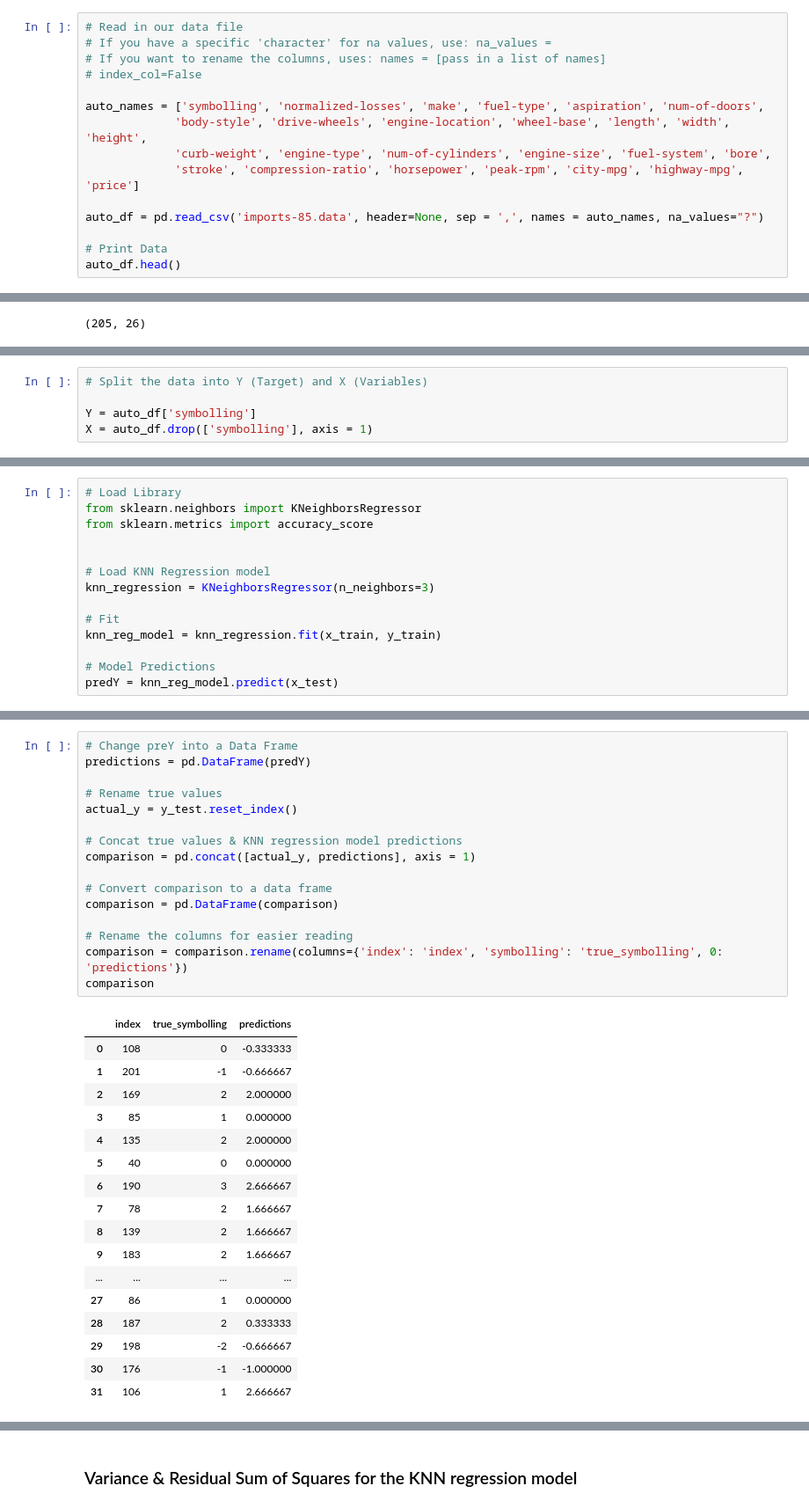
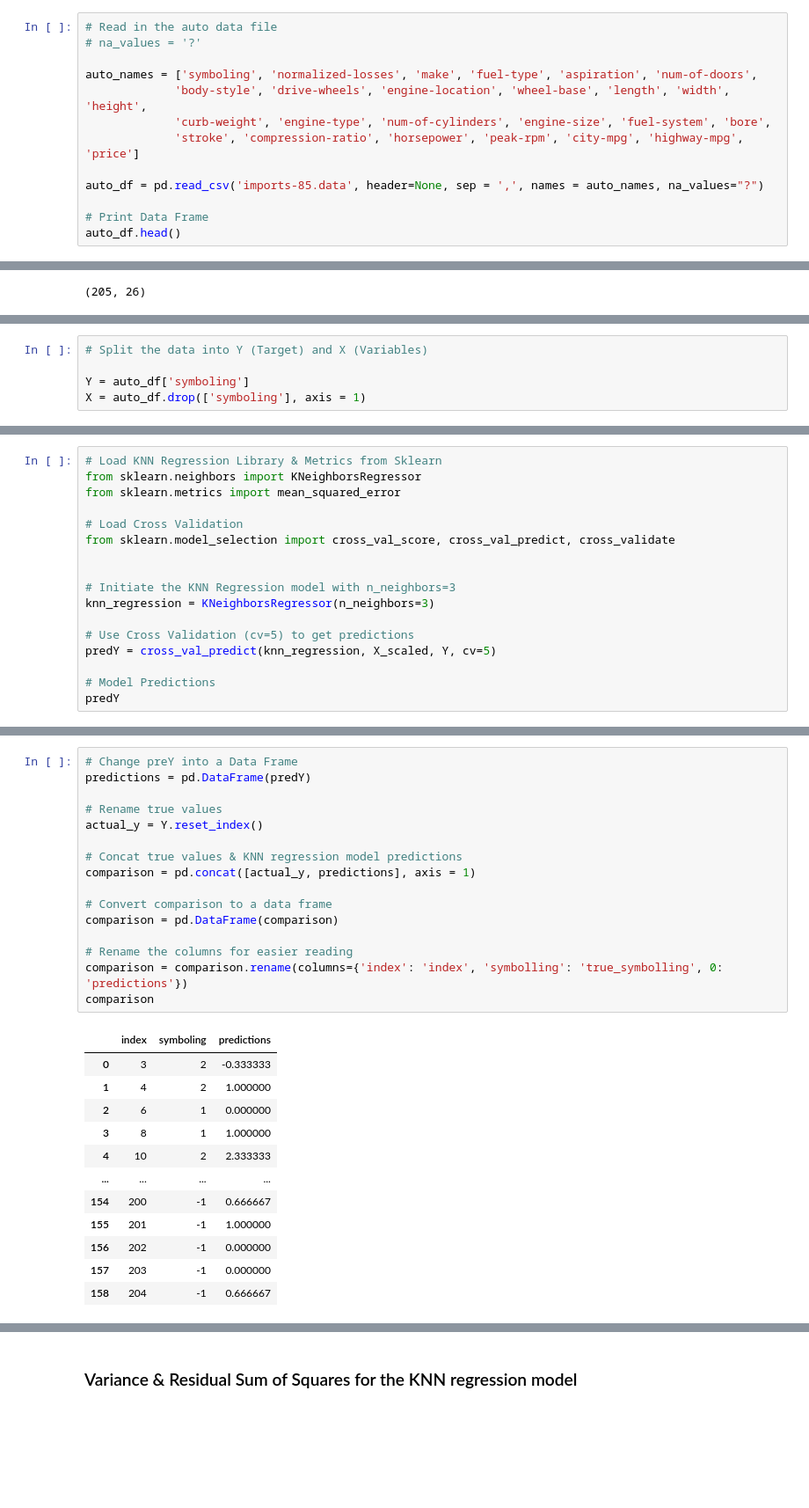
Before and after one commit to imad3k/AppliedML_Assignment2, a Jupyter notebook: dsba6156_inclass_assignment2_iahmad.ipynb, the cells around one changed output, grey strips where cells are left out. Shown at 88% size. Drawn from its saved outputs; the diff is of its cells as text; blank space fills up the shorter version.

```diff
--- a/dsba6156_inclass_assignment2_iahmad.ipynb
+++ b/dsba6156_inclass_assignment2_iahmad.ipynb
@@ -34,18 +30,16 @@ warnings.filterwarnings('ignore') # will ignore warnings during display
 # %% [markdown]
 Consider the Automobile data set from the UCI machine learning repository https://archive.ics.uci.edu/ml/datasets/Automobile. Note that you have to convert string values in certain columns to their numerical values (Hint: Label Encoder library from scikit-learn can be of assistance!). Remove the instances that have NA values in any of the columns. The Target variable is the attribute “symbolling”. Split the given dataset into test and train. Using KNN Regression algorithm and setting the nearest neighbor value as 3 (k=3), conduct 5-fold cross validation, calculate variance and the Residual Sum of Squares for the KNN regression Model.
 # %%
-# Read in our data file
-# If you have a specific 'character' for na values, use: na_values =
-# If you want to rename the columns, uses: names = [pass in a list of names]
-# index_col=False
+# Read in the auto data file
+# na_values = '?'
 
-auto_names = ['symbolling', 'normalized-losses', 'make', 'fuel-type', 'aspiration', 'num-of-doors',
+auto_names = ['symboling', 'normalized-losses', 'make', 'fuel-type', 'aspiration', 'num-of-doors',
              'body-style', 'drive-wheels', 'engine-location', 'wheel-base', 'length', 'width', 'height',
              'curb-weight', 'engine-type', 'num-of-cylinders', 'engine-size', 'fuel-system', 'bore',
              'stroke', 'compression-ratio', 'horsepower', 'peak-rpm', 'city-mpg', 'highway-mpg', 'price']
 
 auto_df = pd.read_csv('imports-85.data', header=None, sep = ',', names = auto_names, na_values="?")
 
-# Print Data
+# Print Data Frame
 auto_df.head()
 # %% [output]
@@ -123,6 +115,6 @@ auto_df.head()
 # %%
 # Split the data into Y (Target) and X (Variables)
 
-Y = auto_df['symbolling']
-X = auto_df.drop(['symbolling'], axis = 1)
+Y = auto_df['symboling']
+X = auto_df.drop(['symboling'], axis = 1)
 # %%
@@ -139,15 +134,18 @@ from sklearn.model_selection import train_test_split
 x_train, x_test, y_train, y_test = train_test_split(X_scaled, Y, test_size = 0.2, random_state = 42)
 # %%
-# Load Library
+# Load KNN Regression Library & Metrics from Sklearn
 from sklearn.neighbors import KNeighborsRegressor
-from sklearn.metrics import accuracy_score
+from sklearn.metrics import mean_squared_error
+
+# Load Cross Validation
+from sklearn.model_selection import cross_val_score, cross_val_predict, cross_validate
 
 
-# Load KNN Regression model
+# Initiate the KNN Regression model with n_neighbors=3
 knn_regression = KNeighborsRegressor(n_neighbors=3)
 
-# Fit
-knn_reg_model = knn_regression.fit(x_train, y_train)
+# Use Cross Validation (cv=5) to get predictions
+predY = cross_val_predict(knn_regression, X_scaled, Y, cv=5)
 
 # Model Predictions
-predY = knn_reg_model.predict(x_test)
+predY
@@ -166,34 +172,29 @@ array([-0.33333333, -0.66666667,  2.        ,  0.        ,  2.        ,
 # %%
 # Change preY into a Data Frame
 predictions = pd.DataFrame(predY)
 
 # Rename true values
-actual_y = y_test.reset_index()
+actual_y = Y.reset_index()
 
 # Concat true values & KNN regression model predictions
 comparison = pd.concat([actual_y, predictions], axis = 1)
 
 # Convert comparison to a data frame
 comparison = pd.DataFrame(comparison)
 
 # Rename the columns for easier reading
 comparison = comparison.rename(columns={'index': 'index', 'symbolling': 'true_symbolling', 0: 'predictions'})
 comparison
 # %% [output]
-|  | index | true_symbolling | predictions |
-| 0 | 108 | 0 | -0.333333 |
-| 1 | 201 | -1 | -0.666667 |
-| 2 | 169 | 2 | 2.000000 |
-| 3 | 85 | 1 | 0.000000 |
-| 4 | 135 | 2 | 2.000000 |
-| 5 | 40 | 0 | 0.000000 |
-| 6 | 190 | 3 | 2.666667 |
-| 7 | 78 | 2 | 1.666667 |
-| 8 | 139 | 2 | 1.666667 |
-| 9 | 183 | 2 | 1.666667 |
+|  | index | symboling | predictions |
+| 0 | 3 | 2 | -0.333333 |
+| 1 | 4 | 2 | 1.000000 |
+| 2 | 6 | 1 | 0.000000 |
+| 3 | 8 | 1 | 1.000000 |
+| 4 | 10 | 2 | 2.333333 |
 | ... | ... | ... | ... |
-| 27 | 86 | 1 | 0.000000 |
-| 28 | 187 | 2 | 0.333333 |
-| 29 | 198 | -2 | -0.666667 |
-| 30 | 176 | -1 | -1.000000 |
-| 31 | 106 | 1 | 2.666667 |
+| 154 | 200 | -1 | 0.666667 |
+| 155 | 201 | -1 | 1.000000 |
+| 156 | 202 | -1 | 0.000000 |
+| 157 | 203 | -1 | 0.000000 |
+| 158 | 204 | -1 | 0.666667 |
```
Also changed, not shown: parts of 23 cells of this notebook.
